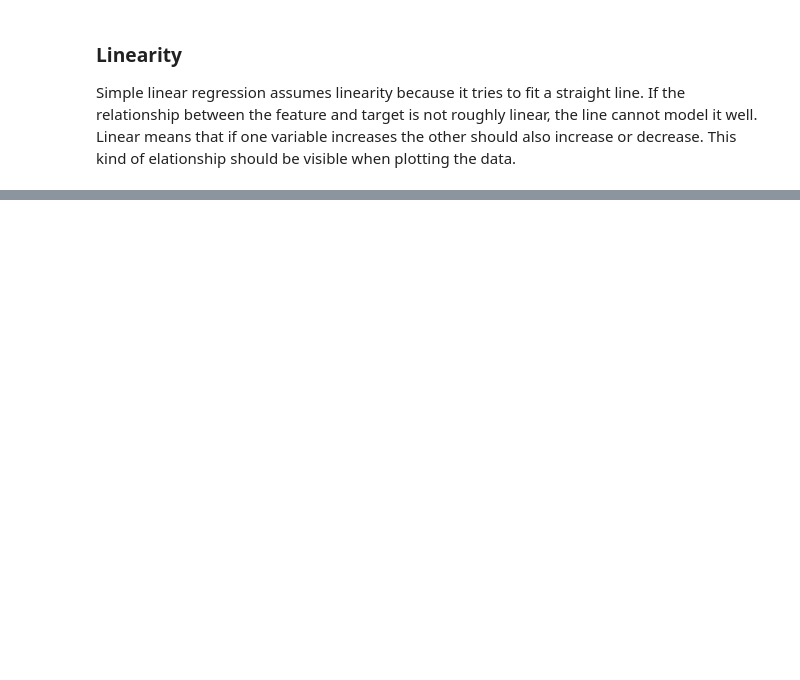
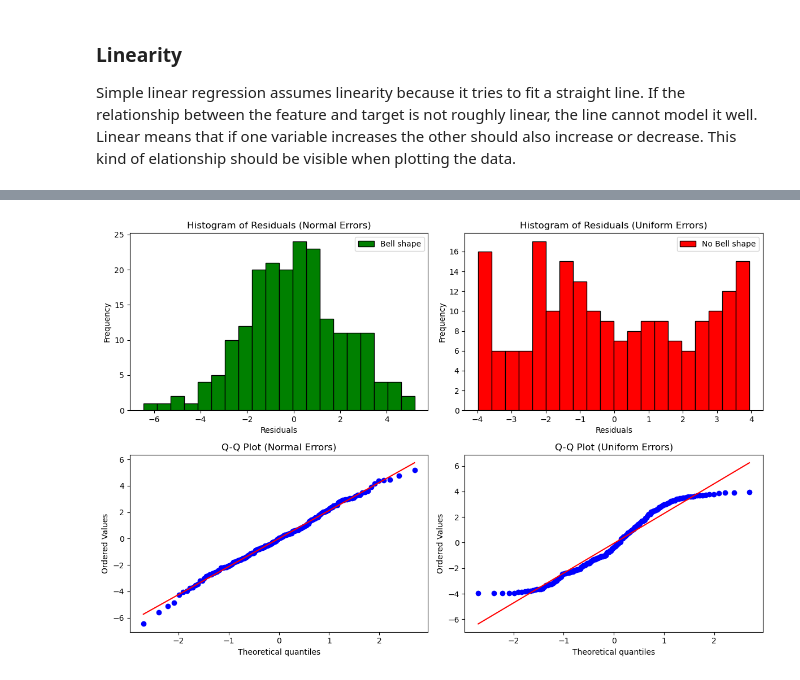
Before and after one commit to jci02/Machine-Learning-Theory, a Jupyter notebook: Supervised Learning/Regression/Linear Regression/Simple Linear Regression.ipynb, the cells around one changed output, grey strips where cells are left out. Saved outputs shown, nothing was run; the diff lists cells and outputs as text; code cells hidden in the pictures; blank space fills up the shorter version.

```diff
--- a/Supervised Learning/Regression/Linear Regression/Simple Linear Regression.ipynb
+++ b/Supervised Learning/Regression/Linear Regression/Simple Linear Regression.ipynb
@@ -288,0 +356,55 @@ print(df.head())
+# %%
+np.random.seed(123)
+
+n = 200 # number of houses
+
+size = np.linspace(0, 10, n) # house sizes in square meters
+
+beta_0, beta_1 = 5, 3 # true coefficients
+price_true = beta_0 + beta_1 * size # true relationship between Price and Size
+
+
+errors_normal = np.random.normal(0, 2, n) # Normal distributed errors
+price_normal = price_true + errors_normal # distorted relationship between Price and Size using normal distributed errors
+
+errors_uniform = np.random.uniform(-4, 4, n) # Uniform distributed errors
+price_uniform = price_true + errors_uniform # distorted relationship between Price and Size using uniformly distributed errors
+
+
+# Residuals
+res_normal = price_normal - price_true # errors = price - predicted_price
+res_uniform = price_uniform - price_true
+
+
+# Plot
+fig, axes = plt.subplots(2, 2, figsize=(12,8))
+
+# Histogram (Normal)
+axes[0,0].hist(res_normal, bins=20, color="green", edgecolor="black",label="Bell shape")
+axes[0,0].set_title("Histogram of Residuals (Normal Errors)")
+axes[0,0].set_xlabel("Residuals")
+axes[0,0].set_ylabel("Frequency")
+axes[0,0].legend()
+
+# Histogram (Uniform)
+axes[0,1].hist(res_uniform, bins=20, color="red", edgecolor="black",label="No Bell shape")
+axes[0,1].set_title("Histogram of Residuals (Uniform Errors)")
+axes[0,1].set_xlabel("Residuals")
+axes[0,1].set_ylabel("Frequency")
+axes[0,1].legend()
+
+
+# QQ Plot (Normal)
+stats.probplot(res_normal, dist="norm", plot=axes[1,0])
+axes[1,0].set_title("Q-Q Plot (Normal Errors)")
+
+
+# QQ Plot (Uniform)
+stats.probplot(res_uniform, dist="norm", plot=axes[1,1])
+axes[1,1].set_title("Q-Q Plot (Uniform Errors)")
+
+
+plt.tight_layout()
+plt.show()
+# %% [output]
+[figure, added]
```
Also changed, not shown: parts of 21 cells of this notebook, 1 other file.
